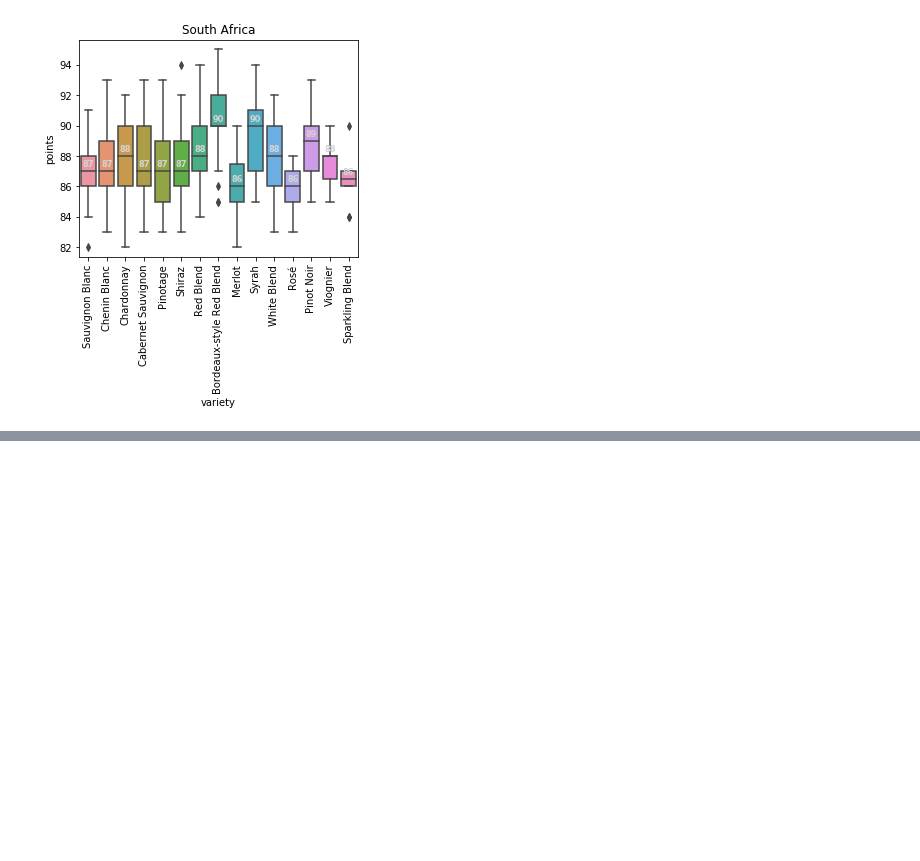
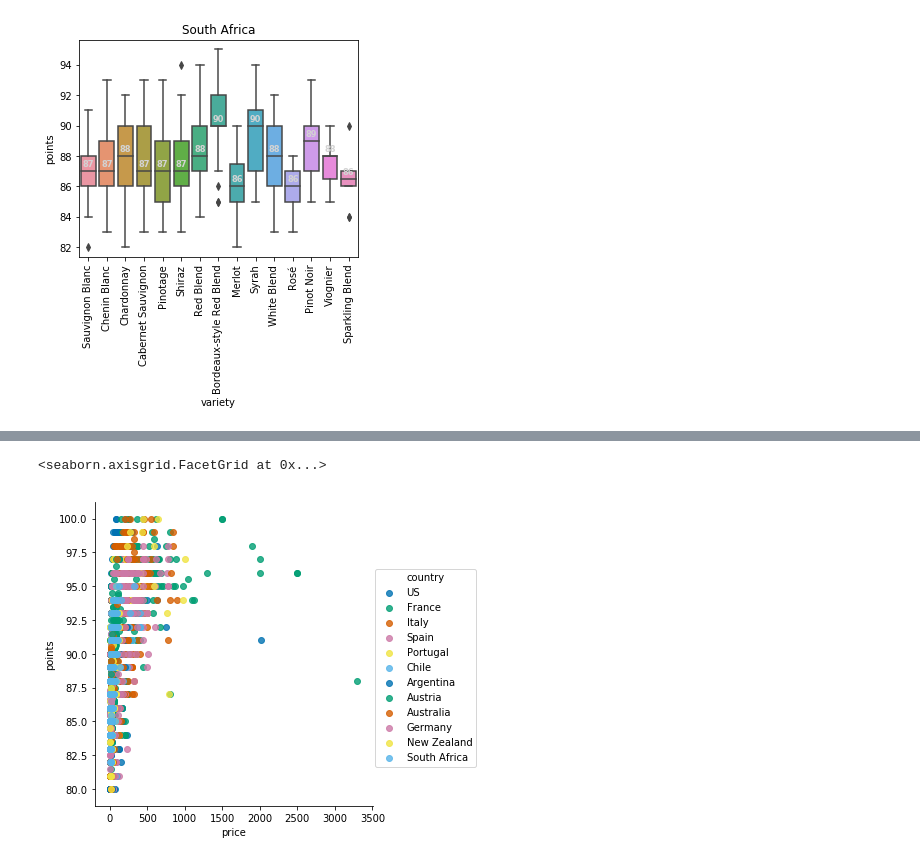
Before and after one commit to lenuel/Wine-Analysis, a Jupyter notebook: wine-analysis.ipynb, the cells around one changed output, grey strips where cells are left out. Saved outputs shown, nothing was run; the diff lists cells and outputs as text; code cells hidden in the pictures; blank space fills up the shorter version.

```diff
--- a/wine-analysis.ipynb
+++ b/wine-analysis.ipynb
@@ -316,0 +330,6 @@ for country in major_countries:
+# %%
+df = wine_groupped[wine_groupped['country'].isin(major_countries)]
+sns.lmplot(x = 'price', y= 'points', hue_order = major_countries, fit_reg=False, palette = sns.color_palette("colorblind"), data = df, hue="country", )
+# %% [output]
+<seaborn.axisgrid.FacetGrid at 0x...>
+[figure, added]
```
Also changed, not shown: parts of 13 cells of this notebook.
